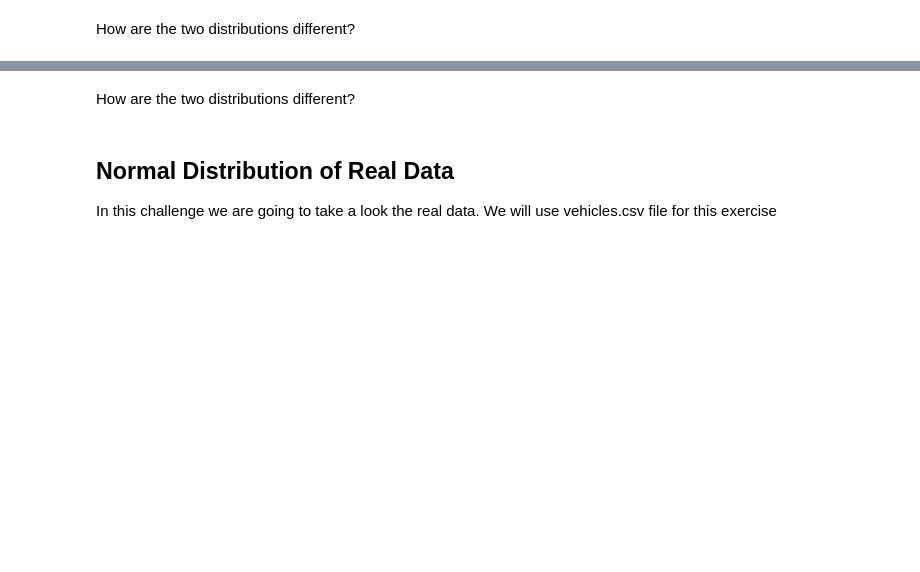
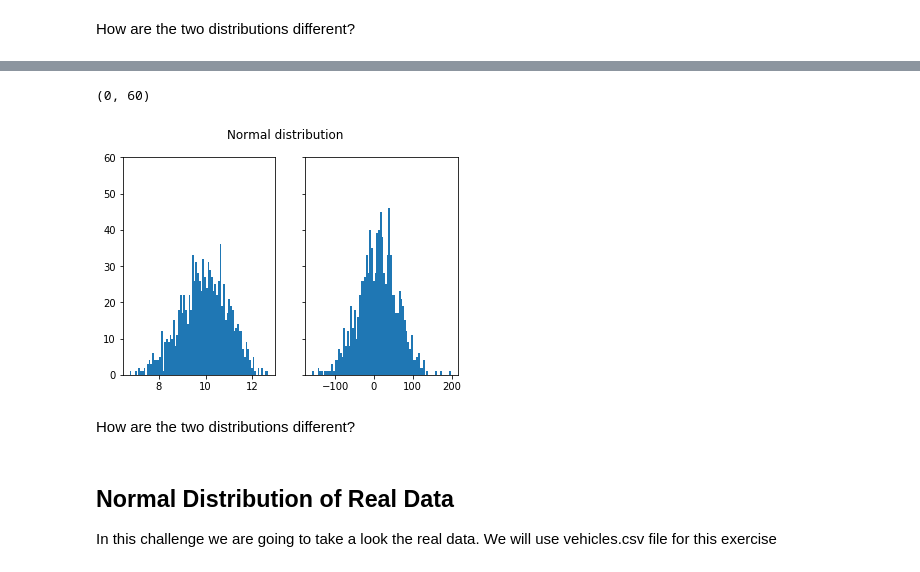
Before and after one commit to ironhack-datalabs/datamad1019, a Jupyter notebook: module-2/lab-continuous-probability-distribution/your-code/main.ipynb, the cells around one changed output, grey strips where cells are left out. Cells and saved outputs as stored; diff of their text form; code cells hidden in the pictures; blank space fills up the shorter version.

```diff
--- a/module-2/lab-continuous-probability-distribution/your-code/main.ipynb
+++ b/module-2/lab-continuous-probability-distribution/your-code/main.ipynb
@@ -64,3 +81,17 @@ Expected output:
+# %%
+def normalDist(mu,sigma,size):
+    x = np.random.normal(mu,sigma,size)
+    return x
+
+fig, (ax1, ax2) = plt.subplots(1,2,sharey=True)
+fig.suptitle("Normal distribution")
+ax1.hist(normalDist(10,1,1000),bins=80)
+ax1.set_ylim([0,60])
+ax2.hist(normalDist(10,50,1000),bins=80)
+ax2.set_ylim([0,60])
+# %% [output]
+(0, 60)
+[figure, added]
 # %% [markdown]
 How are the two distributions different?
 # %%
```
Also changed, not shown: parts of 21 cells of this notebook.
